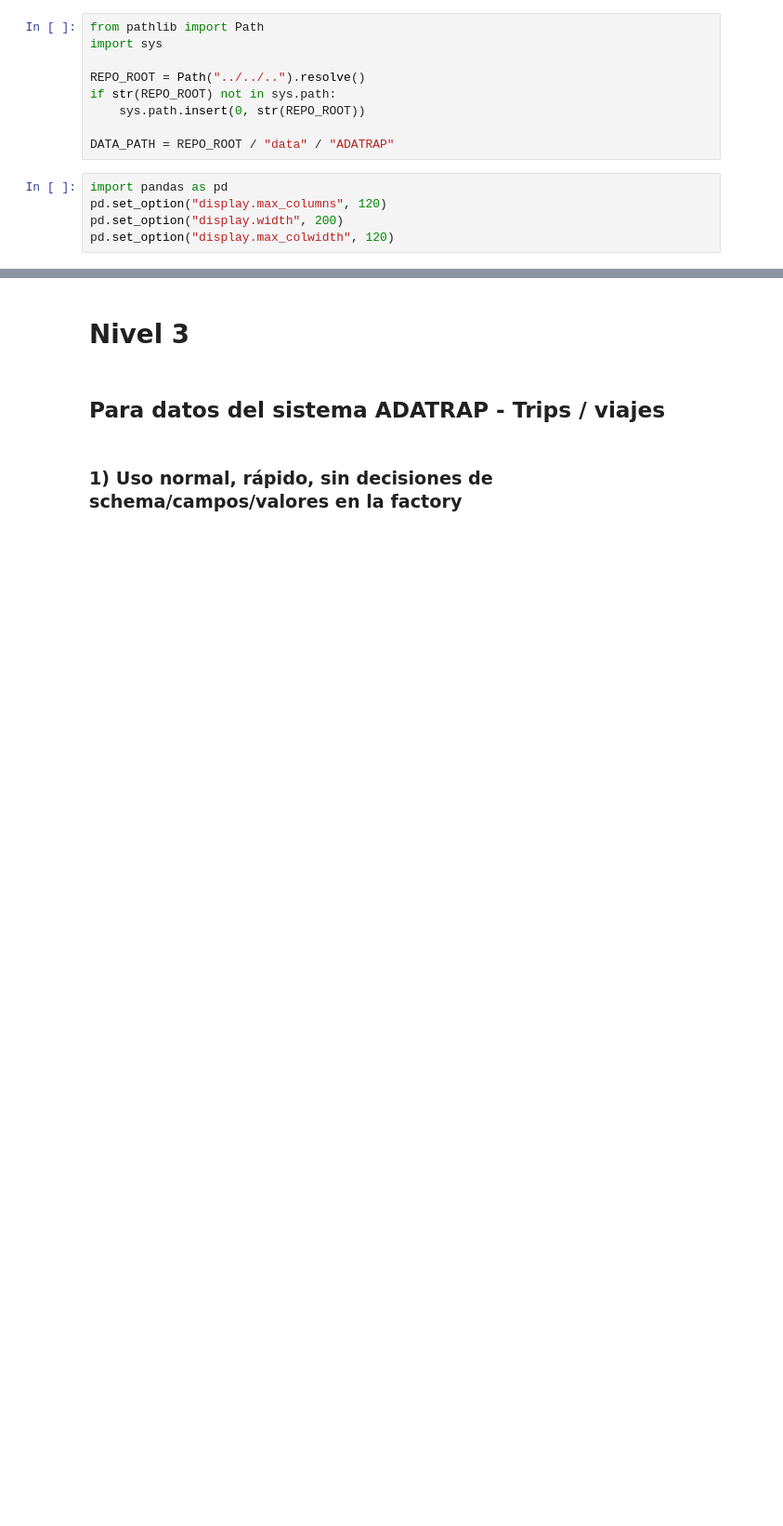
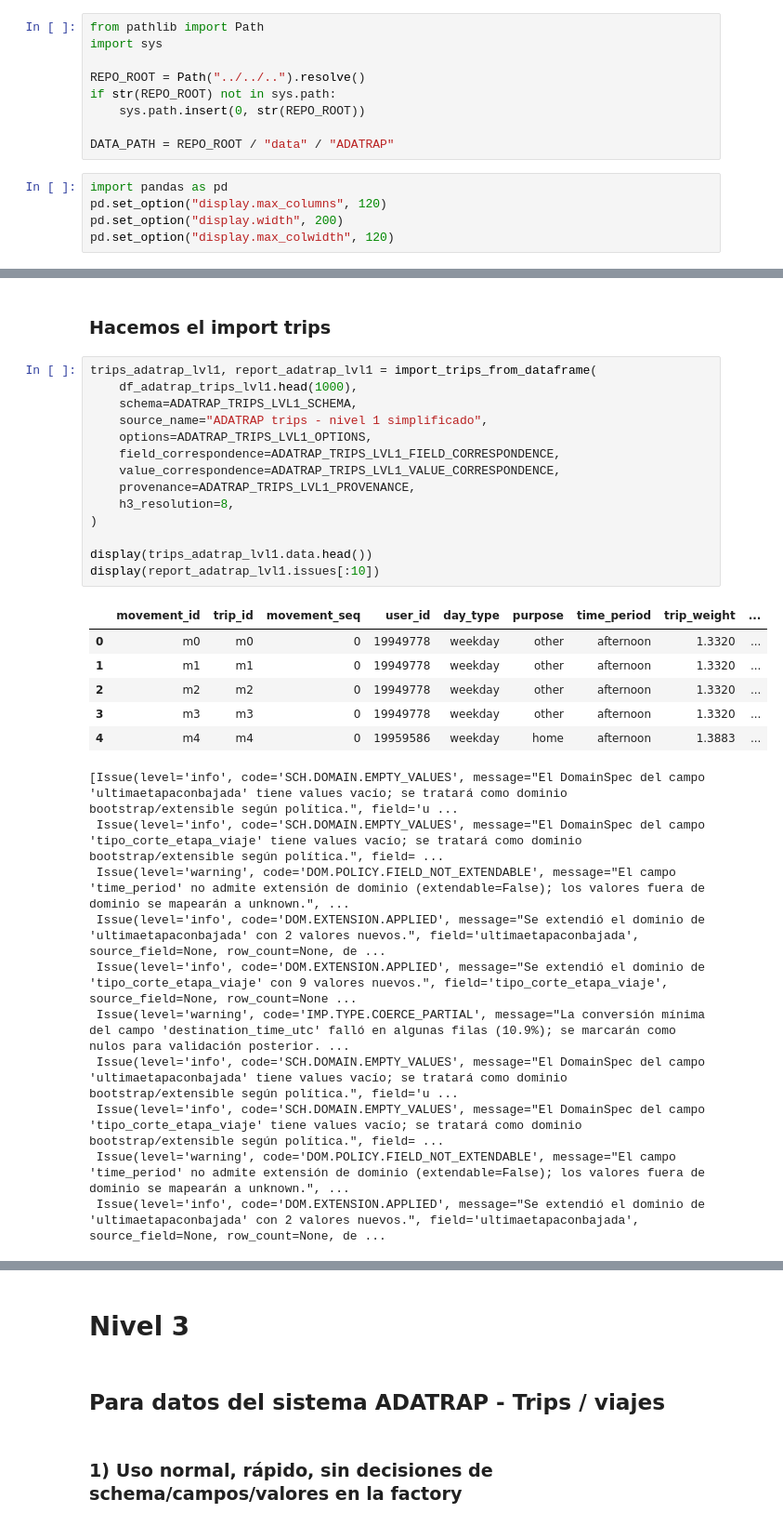
Before and after one commit to sebastianolmos/pylondrina, a Jupyter notebook: notebooks/usage_examples/import_trips/adatrap_import_levels.ipynb, the cells around one changed output, grey strips where cells are left out. Shown at 93% size. Saved outputs shown, nothing was run; the diff lists cells and outputs as text; blank space fills up the shorter version.

```diff
--- a/notebooks/usage_examples/import_trips/adatrap_import_levels.ipynb
+++ b/notebooks/usage_examples/import_trips/adatrap_import_levels.ipynb
@@ -1281,0 +409,33 @@ display(report_stages_adatrap.issues)
+# %% [markdown]
+### Hacemos el import trips
+# %%
+trips_adatrap_lvl1, report_adatrap_lvl1 = import_trips_from_dataframe(
+    df_adatrap_trips_lvl1.head(1000),
+    schema=ADATRAP_TRIPS_LVL1_SCHEMA,
+    source_name="ADATRAP trips - nivel 1 simplificado",
+    options=ADATRAP_TRIPS_LVL1_OPTIONS,
+    field_correspondence=ADATRAP_TRIPS_LVL1_FIELD_CORRESPONDENCE,
+    value_correspondence=ADATRAP_TRIPS_LVL1_VALUE_CORRESPONDENCE,
+    provenance=ADATRAP_TRIPS_LVL1_PROVENANCE,
+    h3_resolution=8,
+)
+
+display(trips_adatrap_lvl1.data.head())
+display(report_adatrap_lvl1.issues[:10])
+# %% [output]
+|  | movement_id | trip_id | movement_seq | user_id | day_type | purpose | time_period | trip_weight | ... |
+| 0 | m0 | m0 | 0 | 19949778 | weekday | other | afternoon | 1.3320 | ... |
+| 1 | m1 | m1 | 0 | 19949778 | weekday | other | afternoon | 1.3320 | ... |
+| 2 | m2 | m2 | 0 | 19949778 | weekday | other | afternoon | 1.3320 | ... |
+| 3 | m3 | m3 | 0 | 19949778 | weekday | other | afternoon | 1.3320 | ... |
+| 4 | m4 | m4 | 0 | 19959586 | weekday | home | afternoon | 1.3883 | ... |
+[Issue(level='info', code='SCH.DOMAIN.EMPTY_VALUES', message="El DomainSpec del campo 'ultimaetapaconbajada' tiene values vacío; se tratará como dominio bootstrap/extensible según política.", field='u ...
+ Issue(level='info', code='SCH.DOMAIN.EMPTY_VALUES', message="El DomainSpec del campo 'tipo_corte_etapa_viaje' tiene values vacío; se tratará como dominio bootstrap/extensible según política.", field= ...
+ Issue(level='warning', code='DOM.POLICY.FIELD_NOT_EXTENDABLE', message="El campo 'time_period' no admite extensión de dominio (extendable=False); los valores fuera de dominio se mapearán a unknown.", ...
+ Issue(level='info', code='DOM.EXTENSION.APPLIED', message="Se extendió el dominio de 'ultimaetapaconbajada' con 2 valores nuevos.", field='ultimaetapaconbajada', source_field=None, row_count=None, de ...
+ Issue(level='info', code='DOM.EXTENSION.APPLIED', message="Se extendió el dominio de 'tipo_corte_etapa_viaje' con 9 valores nuevos.", field='tipo_corte_etapa_viaje', source_field=None, row_count=None ...
+ Issue(level='warning', code='IMP.TYPE.COERCE_PARTIAL', message="La conversión mínima del campo 'destination_time_utc' falló en algunas filas (10.9%); se marcarán como nulos para validación posterior. ...
+ Issue(level='info', code='SCH.DOMAIN.EMPTY_VALUES', message="El DomainSpec del campo 'ultimaetapaconbajada' tiene values vacío; se tratará como dominio bootstrap/extensible según política.", field='u ...
+ Issue(level='info', code='SCH.DOMAIN.EMPTY_VALUES', message="El DomainSpec del campo 'tipo_corte_etapa_viaje' tiene values vacío; se tratará como dominio bootstrap/extensible según política.", field= ...
+ Issue(level='warning', code='DOM.POLICY.FIELD_NOT_EXTENDABLE', message="El campo 'time_period' no admite extensión de dominio (extendable=False); los valores fuera de dominio se mapearán a unknown.", ...
+ Issue(level='info', code='DOM.EXTENSION.APPLIED', message="Se extendió el dominio de 'ultimaetapaconbajada' con 2 valores nuevos.", field='ultimaetapaconbajada', source_field=None, row_count=None, de ...
```
Also changed, not shown: parts of 48 cells of this notebook, 1 other file.
